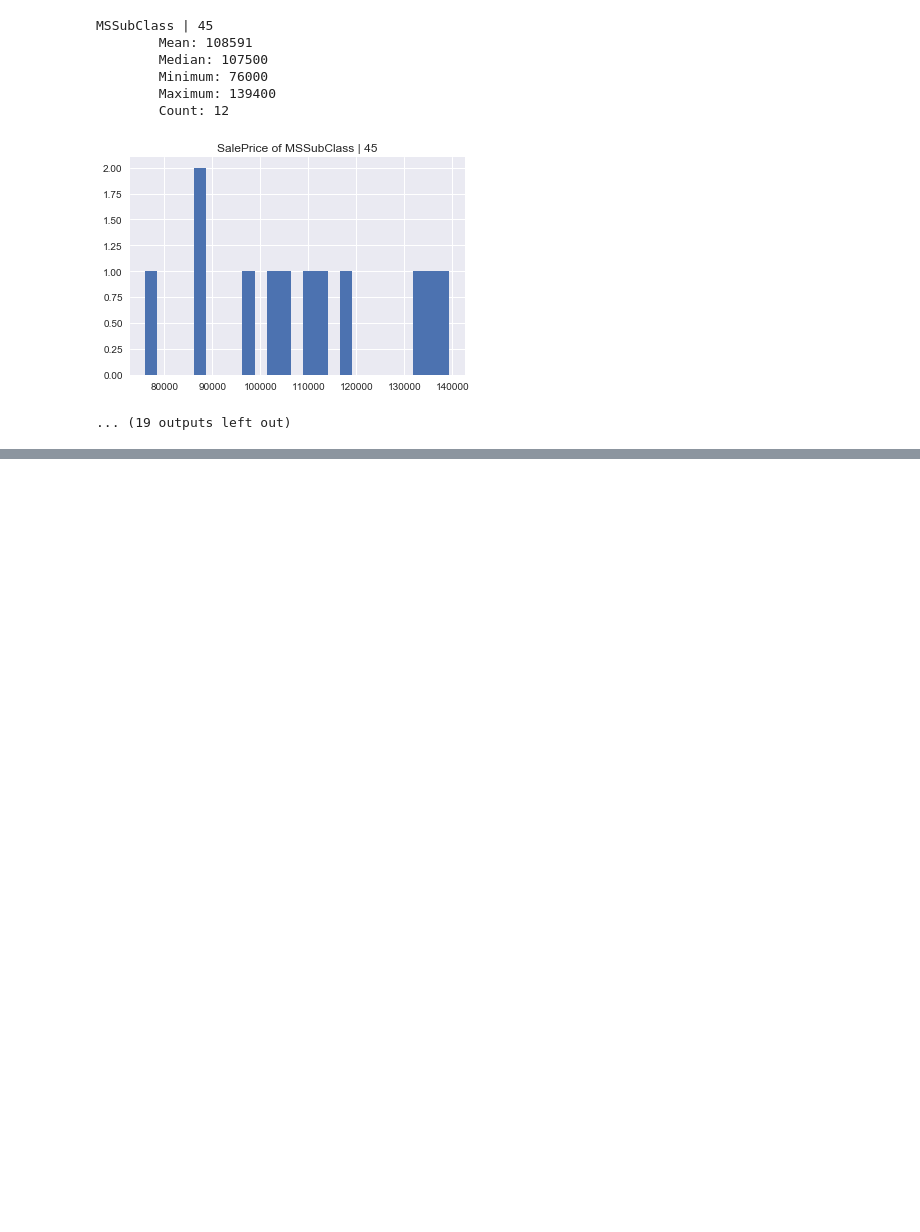
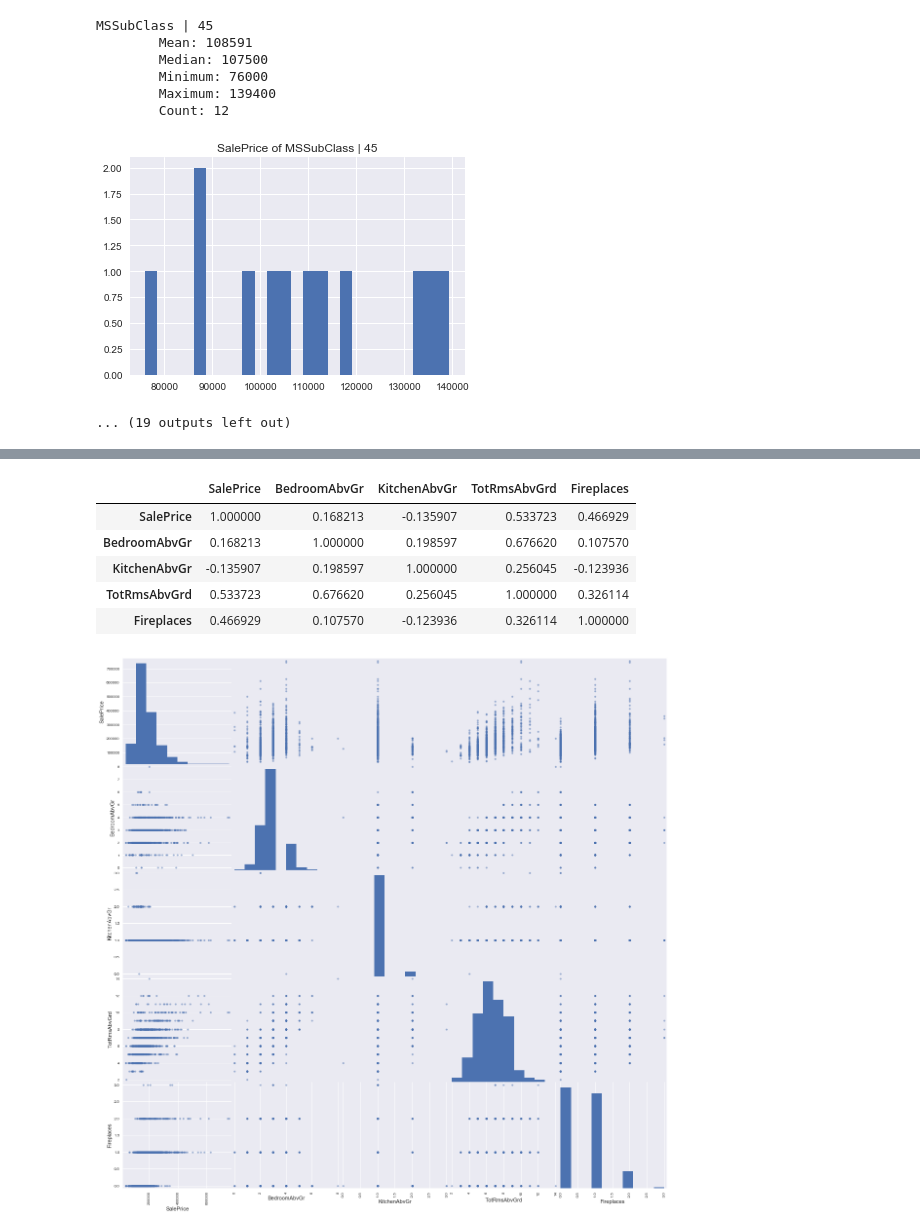
Before and after one commit to greenblattsharon/Machine-Learning-Project-House-Prices, a Jupyter notebook: ML_Final_EDA.ipynb, the cells around one changed output, grey strips where cells are left out. Saved outputs shown, nothing was run; the diff lists cells and outputs as text; code cells hidden in the pictures; blank space fills up the shorter version.

```diff
--- a/ML_Final_EDA.ipynb
+++ b/ML_Final_EDA.ipynb
@@ -191,0 +452,11 @@ print cross_val_score(rf, X.fillna(0),y, cv=5)
+# %%
+pd.scatter_matrix(df[rooms], figsize=(20,20))
+df[rooms].corr()
+# %% [output]
+|  | SalePrice | BedroomAbvGr | KitchenAbvGr | TotRmsAbvGrd | Fireplaces |
+| SalePrice | 1.000000 | 0.168213 | -0.135907 | 0.533723 | 0.466929 |
+| BedroomAbvGr | 0.168213 | 1.000000 | 0.198597 | 0.676620 | 0.107570 |
+| KitchenAbvGr | -0.135907 | 0.198597 | 1.000000 | 0.256045 | -0.123936 |
+| TotRmsAbvGrd | 0.533723 | 0.676620 | 0.256045 | 1.000000 | 0.326114 |
+| Fireplaces | 0.466929 | 0.107570 | -0.123936 | 0.326114 | 1.000000 |
+[figure, added]
```
Also changed, not shown: parts of 26 cells of this notebook.
